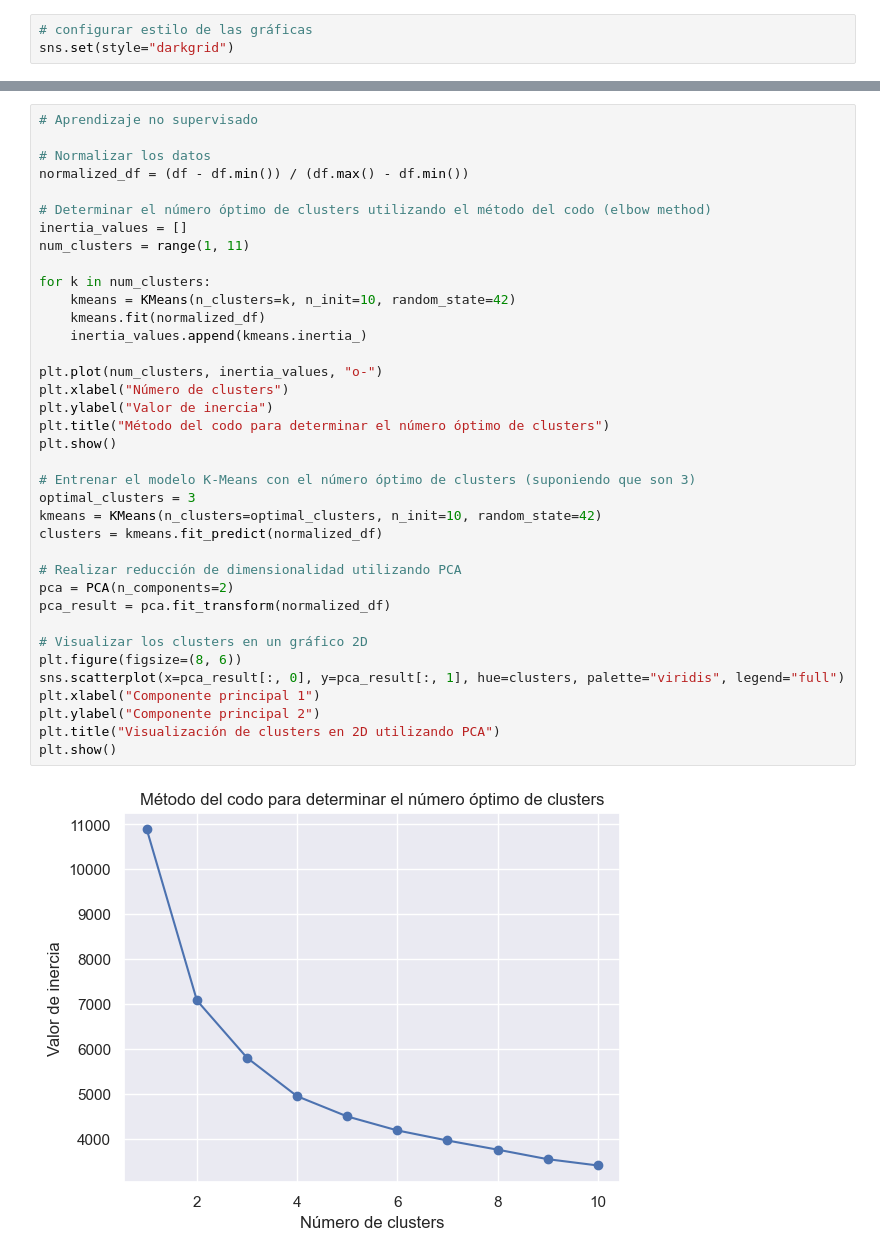
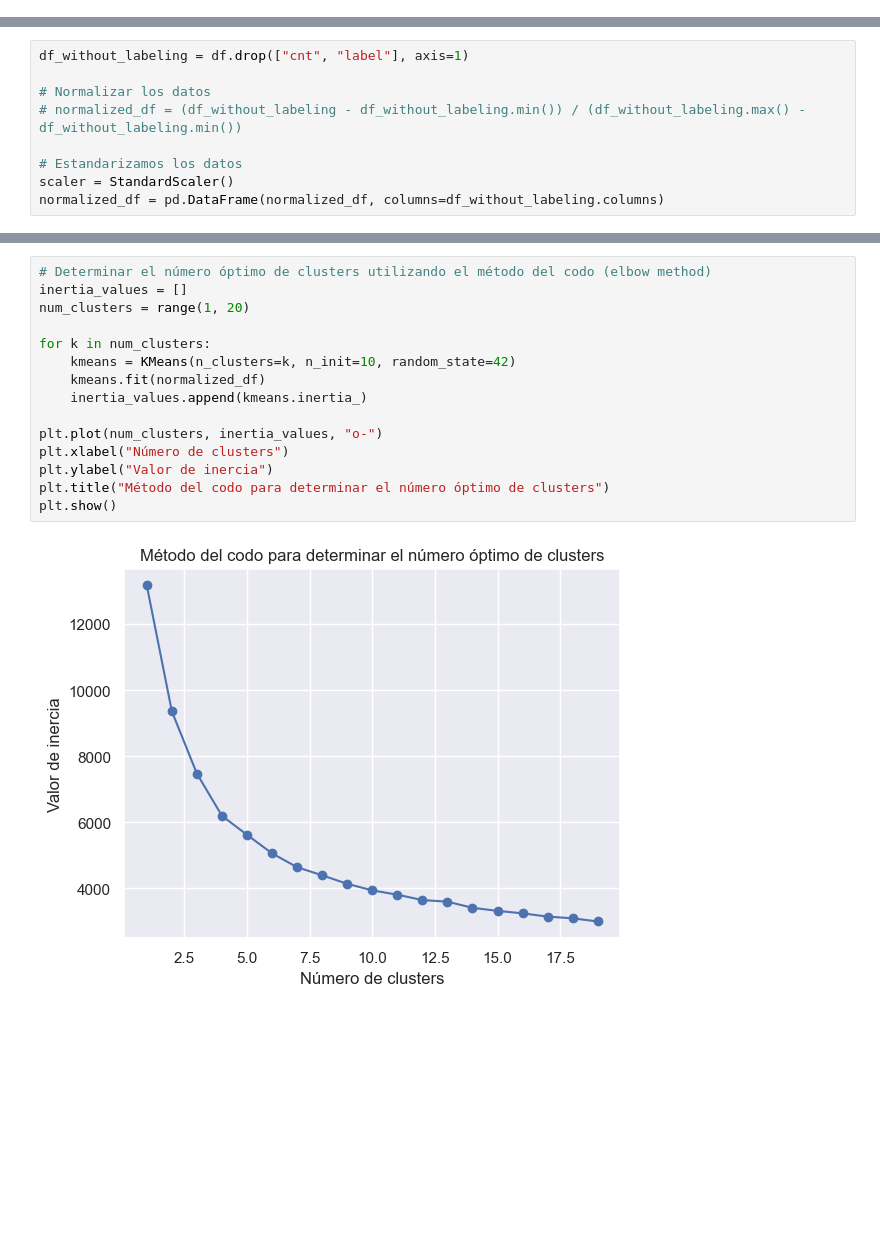
Before and after one commit to alejomaf/bike-sharing-predictor-system, a Jupyter notebook: bike-sharing-predictor-system.ipynb, the cells around one changed output, grey strips where cells are left out. Drawn from its saved outputs; the diff is of its cells as text; blank space fills up the shorter version.

```diff
--- a/bike-sharing-predictor-system.ipynb
+++ b/bike-sharing-predictor-system.ipynb
@@ -21,6 +33,3 @@ df = dataset[columns]
-# %%
-# configurar estilo de las gráficas
-sns.set(style="darkgrid")
 # %%
 df.describe()
 # %% [output]
@@ -111 +140,10 @@ Error cuadrático medio:  8.209062916187086e-22
 Coeficiente de determinación (R^2):  1.0
+# %%
+df_without_labeling = df.drop(["cnt", "label"], axis=1)
+
+# Normalizar los datos
+# normalized_df = (df_without_labeling - df_without_labeling.min()) / (df_without_labeling.max() - df_without_labeling.min())
+
+# Estandarizamos los datos
+scaler = StandardScaler()
+normalized_df = pd.DataFrame(normalized_df, columns=df_without_labeling.columns)
@@ -112,39 +152,17 @@ Coeficiente de determinación (R^2):  1.0
 # %%
-# Aprendizaje no supervisado
-
-# Normalizar los datos
-normalized_df = (df - df.min()) / (df.max() - df.min())
-
 # Determinar el número óptimo de clusters utilizando el método del codo (elbow method)
 inertia_values = []
-num_clusters = range(1, 11)
+num_clusters = range(1, 20)
 
 for k in num_clusters:
     kmeans = KMeans(n_clusters=k, n_init=10, random_state=42)
     kmeans.fit(normalized_df)
     inertia_values.append(kmeans.inertia_)
 
 plt.plot(num_clusters, inertia_values, "o-")
 plt.xlabel("Número de clusters")
 plt.ylabel("Valor de inercia")
 plt.title("Método del codo para determinar el número óptimo de clusters")
 plt.show()
-
-# Entrenar el modelo K-Means con el número óptimo de clusters (suponiendo que son 3)
-optimal_clusters = 3
-kmeans = KMeans(n_clusters=optimal_clusters, n_init=10, random_state=42)
-clusters = kmeans.fit_predict(normalized_df)
-
-# Realizar reducción de dimensionalidad utilizando PCA
-pca = PCA(n_components=2)
-pca_result = pca.fit_transform(normalized_df)
-
-# Visualizar los clusters en un gráfico 2D
-plt.figure(figsize=(8, 6))
-sns.scatterplot(x=pca_result[:, 0], y=pca_result[:, 1], hue=clusters, palette="viridis", legend="full")
-plt.xlabel("Componente principal 1")
-plt.ylabel("Componente principal 2")
-plt.title("Visualización de clusters en 2D utilizando PCA")
-plt.show()
 # %% [output]
-[figure, old version]
+[figure, new version]
```
Also changed, not shown: parts of 17 cells of this notebook, 16 other files.
